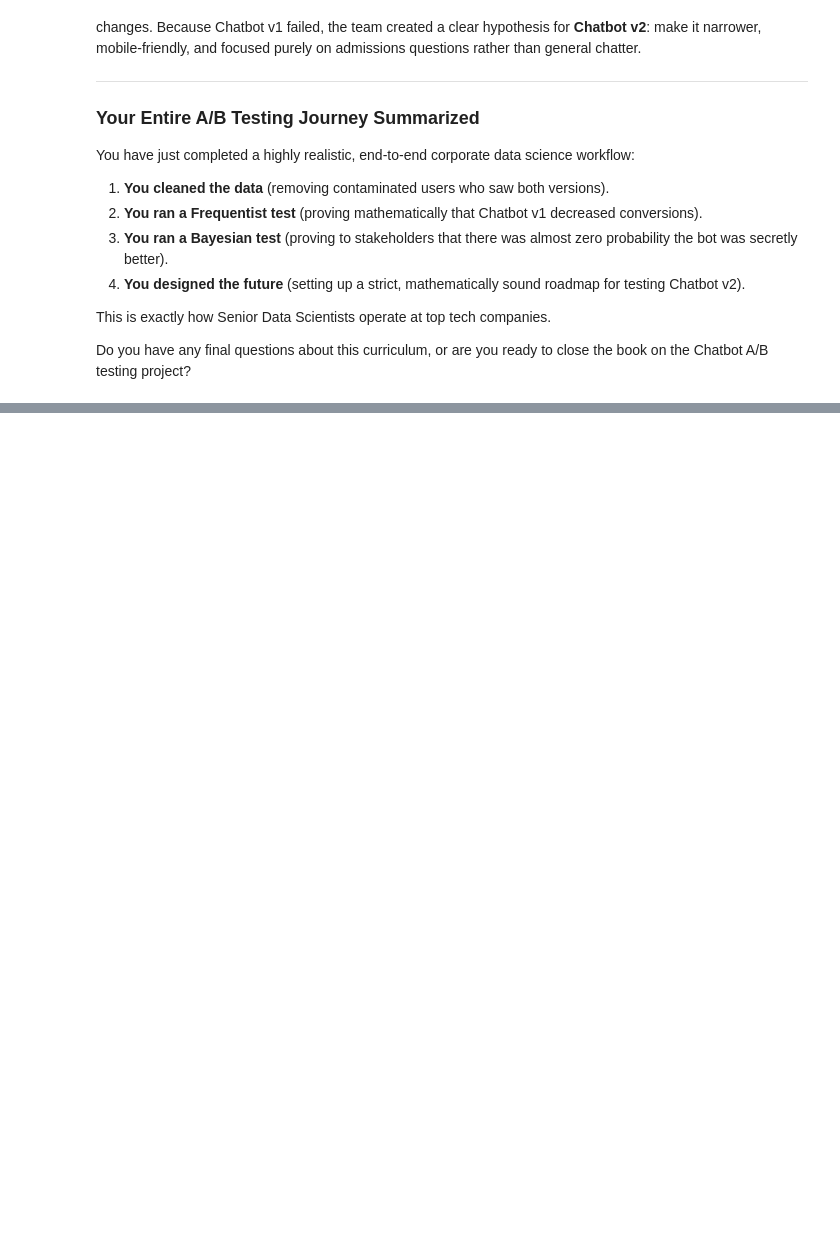
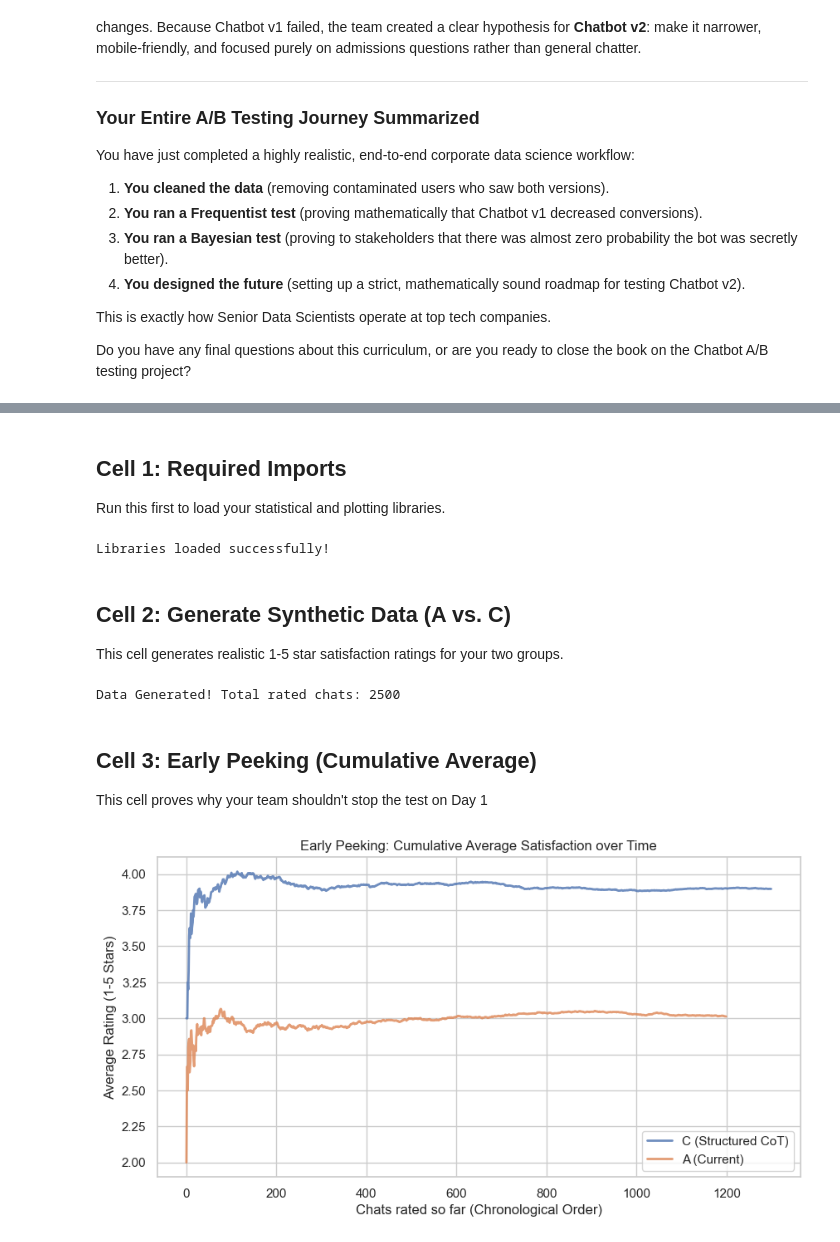
Before and after one commit to TH41NGUY3N/fork-ds-chatbot-abtest, a Jupyter notebook: 03_chatbot_ab_test_experiment_design_and_power.ipynb, the cells around one changed output, grey strips where cells are left out. Cells and saved outputs as stored; diff of their text form; code cells hidden in the pictures; blank space fills up the shorter version.

Commit message:
added material from our group including presentation

```diff
--- a/03_chatbot_ab_test_experiment_design_and_power.ipynb
+++ b/03_chatbot_ab_test_experiment_design_and_power.ipynb
@@ -579,0 +582,65 @@ Do you have any final questions about this curriculum, or are you ready to close
+# %% [markdown]
+## Cell 1: Required Imports
+
+Run this first to load your statistical and plotting libraries.
+# %%
+import pandas as pd
+import numpy as np
+import matplotlib.pyplot as plt
+import seaborn as sns
+import scipy.stats as stats
+
+# Set styling for plots
+sns.set_theme(style="whitegrid")
+print("Libraries loaded successfully!")
+# %% [output]
+Libraries loaded successfully!
+# %% [markdown]
+## Cell 2: Generate Synthetic Data (A vs. C)
+
+This cell generates realistic 1-5 star satisfaction ratings for your two groups.
+# %%
+np.random.seed(303)
+
+# Traffic split
+n_A = 1200  # Control (Current Prompt)
+n_C = 1300 # Test (Structured CoT Prompt)
+
+# Define probabilities for 1, 2, 3, 4, 5 star ratings
+# Control (A) leans towards average/mediocre scores (3s and 4s)
+score_A = np.random.choice([1, 2, 3, 4, 5], size=n_A, p=[0.10, 0.20, 0.40, 0.20, 0.10])
+
+# Test (C) leans heavily towards high satisfaction (4s and 5s)
+score_C = np.random.choice([1, 2, 3, 4, 5], size=n_C, p=[0.02, 0.08, 0.20, 0.40, 0.30])
+
+# Build DataFrames
+df_A = pd.DataFrame({'user_id': range(1, n_A + 1), 'variant': 'A (Current)', 'score': score_A})
+df_C = pd.DataFrame({'user_id': range(n_A + 1, n_A + n_C + 1), 'variant': 'C (Structured CoT)', 'score': score_C})
+
+# Combine and shuffle
+df = pd.concat([df_A, df_C]).sample(frac=1, random_state=42).reset_index(drop=True)
+df.to_csv('ai_satisfaction_AvsC.csv', index=False)
+
+print(f"Data Generated! Total rated chats: {len(df)}")
+# %% [output]
+Data Generated! Total rated chats: 2500
+# %% [markdown]
+## Cell 3: Early Peeking (Cumulative Average)
+
+This cell proves why your team shouldn't stop the test on Day 1
+# %%
+plt.figure(figsize=(10, 5))
+
+for variant in df['variant'].unique():
+    var_data = df[df['variant'] == variant].copy()
+    # Calculate rolling average score as new chats come in
+    var_data['cum_mean'] = var_data['score'].expanding().mean()
+    plt.plot(var_data['cum_mean'].values, label=variant, alpha=0.8, linewidth=2)
+
+plt.title('Early Peeking: Cumulative Average Satisfaction over Time')
+plt.xlabel('Chats rated so far (Chronological Order)')
+plt.ylabel('Average Rating (1-5 Stars)')
+plt.legend()
+plt.show()
+# %% [output]
+[figure, added]
```
Also changed, not shown: parts of 3 cells of this notebook, 4 other files.
